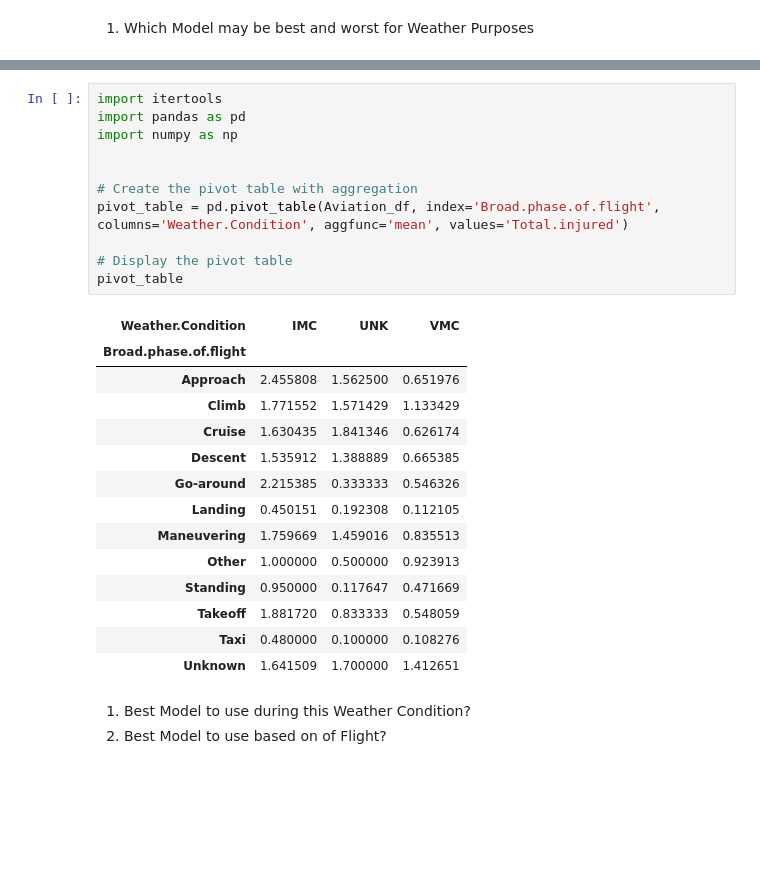
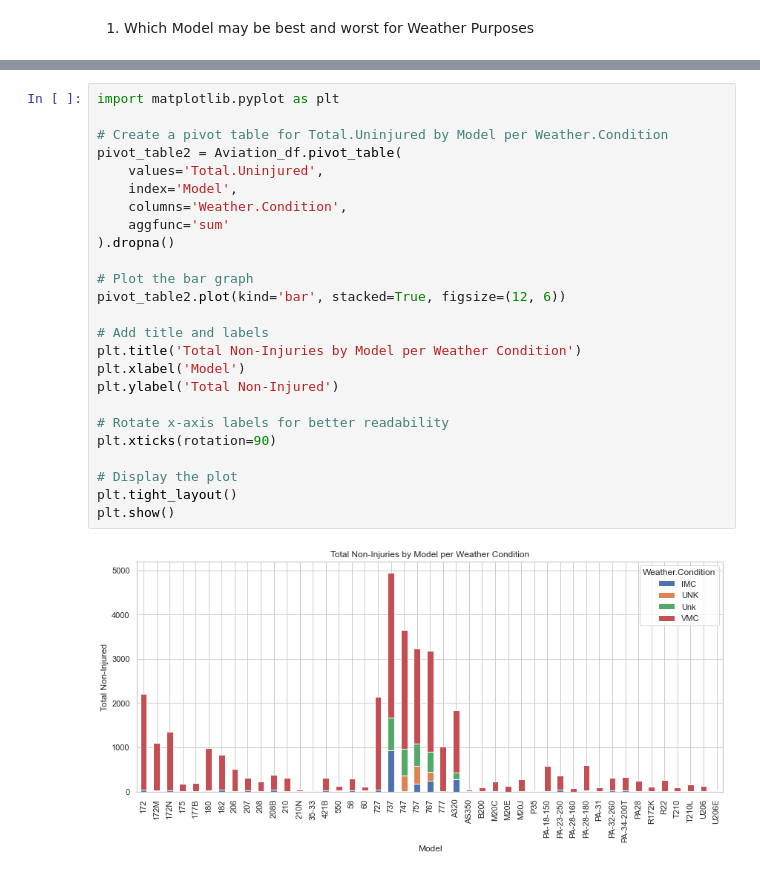
Before and after one commit to jakeg2320/Phase_1_Project, a Jupyter notebook: Mak_Phase_1_Project_Notebook.ipynb, the cells around one changed output, grey strips where cells are left out. Drawn from its saved outputs; the diff is of its cells as text; blank space fills up the shorter version.

```diff
--- a/NEWInfo.ipynb
+++ b/Mak_Phase_1_Project_Notebook.ipynb
@@ -608,29 +492,27 @@ pivot_table2.head(20)
-# %%
-import itertools
-import pandas as pd
-import numpy as np
-
-
-# Create the pivot table with aggregation
-pivot_table = pd.pivot_table(Aviation_df, index='Broad.phase.of.flight', columns='Weather.Condition', aggfunc='mean', values='Total.injured')
-
-# Display the pivot table
-pivot_table
-# %% [output]
-| Weather.Condition | IMC | UNK | VMC |
-| Broad.phase.of.flight |  |  |  |
-| Approach | 2.455808 | 1.562500 | 0.651976 |
-| Climb | 1.771552 | 1.571429 | 1.133429 |
-| Cruise | 1.630435 | 1.841346 | 0.626174 |
-| Descent | 1.535912 | 1.388889 | 0.665385 |
-| Go-around | 2.215385 | 0.333333 | 0.546326 |
-| Landing | 0.450151 | 0.192308 | 0.112105 |
-| Maneuvering | 1.759669 | 1.459016 | 0.835513 |
-| Other | 1.000000 | 0.500000 | 0.923913 |
-| Standing | 0.950000 | 0.117647 | 0.471669 |
-| Takeoff | 1.881720 | 0.833333 | 0.548059 |
-| Taxi | 0.480000 | 0.100000 | 0.108276 |
-| Unknown | 1.641509 | 1.700000 | 1.412651 |
-# %% [markdown]
-1. Best Model to use during this Weather Condition?
-2. Best Model to use based on  of Flight?
+# %%
+import matplotlib.pyplot as plt
+
+# Create a pivot table for Total.Uninjured by Model per Weather.Condition
+pivot_table2 = Aviation_df.pivot_table(
+    values='Total.Uninjured',
+    index='Model',
+    columns='Weather.Condition',
+    aggfunc='sum'
+).dropna()
+
+# Plot the bar graph
+pivot_table2.plot(kind='bar', stacked=True, figsize=(12, 6))
+
+# Add title and labels
+plt.title('Total Non-Injuries by Model per Weather Condition')
+plt.xlabel('Model')
+plt.ylabel('Total Non-Injured')
+
+# Rotate x-axis labels for better readability
+plt.xticks(rotation=90)
+
+# Display the plot
+plt.tight_layout()
+plt.show()
+# %% [output]
+[figure, added]
```
Also changed, not shown: parts of 24 cells of this notebook.
